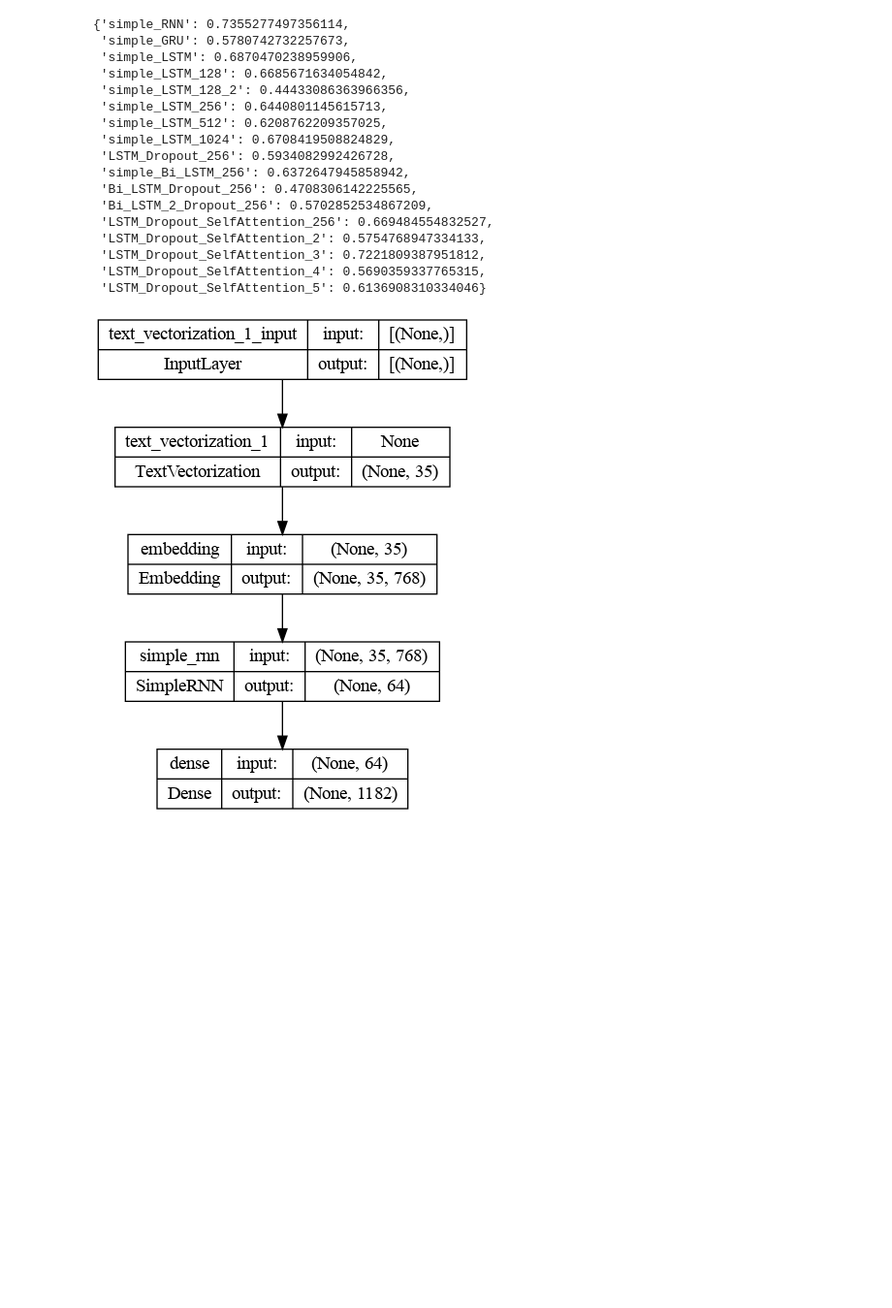
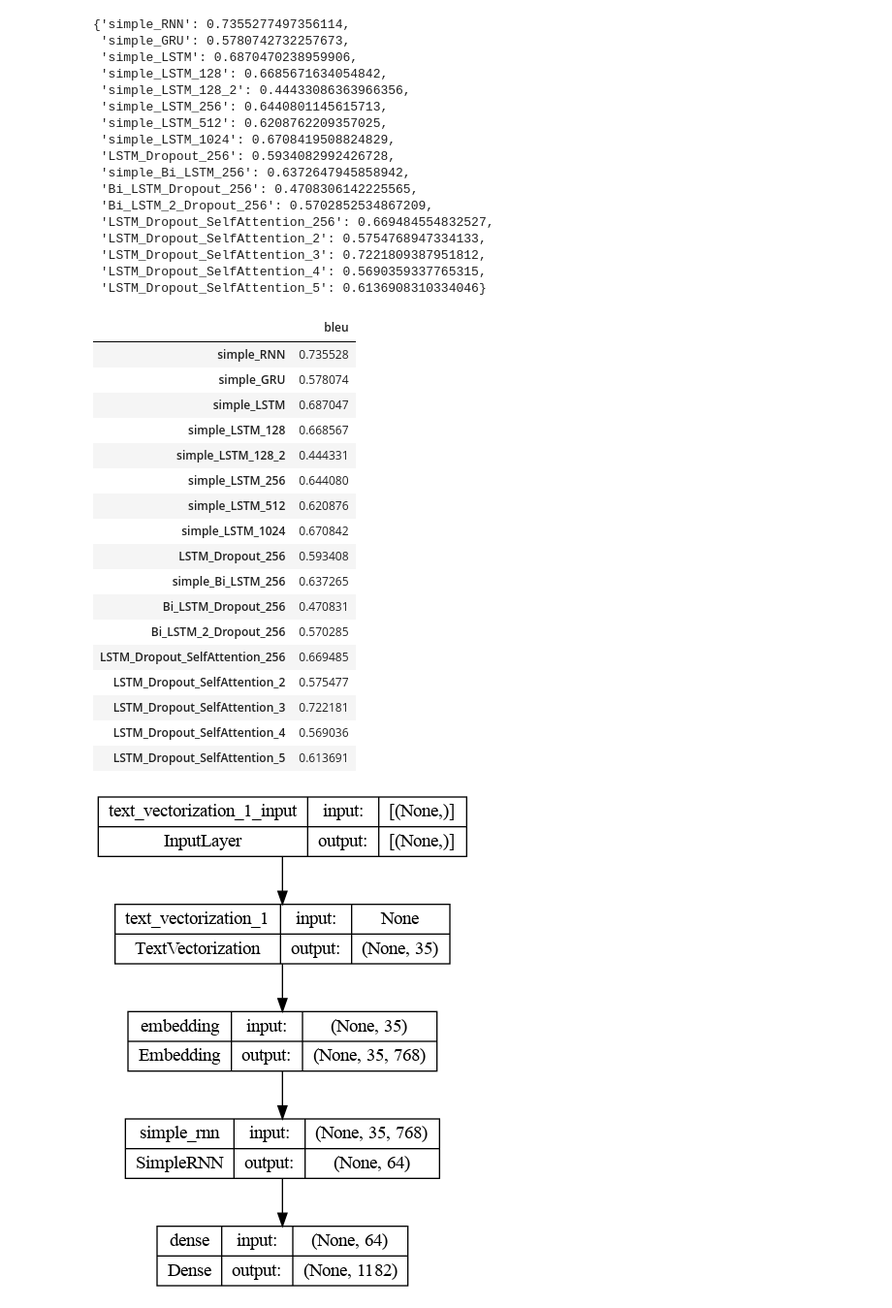
Before and after one commit to glennwuwu/next-word-predictor-rnn, a Jupyter notebook: RNN.ipynb, the cells around one changed output. Shown at 97% size. Cells and saved outputs as stored; diff of their text form; code cells hidden in the pictures; blank space fills up the shorter version.

```diff
--- a/RNN.ipynb
+++ b/RNN.ipynb
@@ -2580,6 +2578,27 @@ final_scores
  'LSTM_Dropout_SelfAttention_3': 0.7221809387951812,
  'LSTM_Dropout_SelfAttention_4': 0.5690359337765315,
  'LSTM_Dropout_SelfAttention_5': 0.6136908310334046}
+# %%
+pd.DataFrame({k: {"bleu": v} for k, v in final_scores.items()}).transpose()
+# %% [output]
+|  | bleu |
+| simple_RNN | 0.735528 |
+| simple_GRU | 0.578074 |
+| simple_LSTM | 0.687047 |
+| simple_LSTM_128 | 0.668567 |
+| simple_LSTM_128_2 | 0.444331 |
+| simple_LSTM_256 | 0.644080 |
+| simple_LSTM_512 | 0.620876 |
+| simple_LSTM_1024 | 0.670842 |
+| LSTM_Dropout_256 | 0.593408 |
+| simple_Bi_LSTM_256 | 0.637265 |
+| Bi_LSTM_Dropout_256 | 0.470831 |
+| Bi_LSTM_2_Dropout_256 | 0.570285 |
+| LSTM_Dropout_SelfAttention_256 | 0.669485 |
+| LSTM_Dropout_SelfAttention_2 | 0.575477 |
+| LSTM_Dropout_SelfAttention_3 | 0.722181 |
+| LSTM_Dropout_SelfAttention_4 | 0.569036 |
+| LSTM_Dropout_SelfAttention_5 | 0.613691 |
 # %%
 plot_model(simple_RNN, show_shapes=True, show_layer_names=True)
 # %% [output]
```
Also changed, not shown: parts of 4 cells of this notebook.
